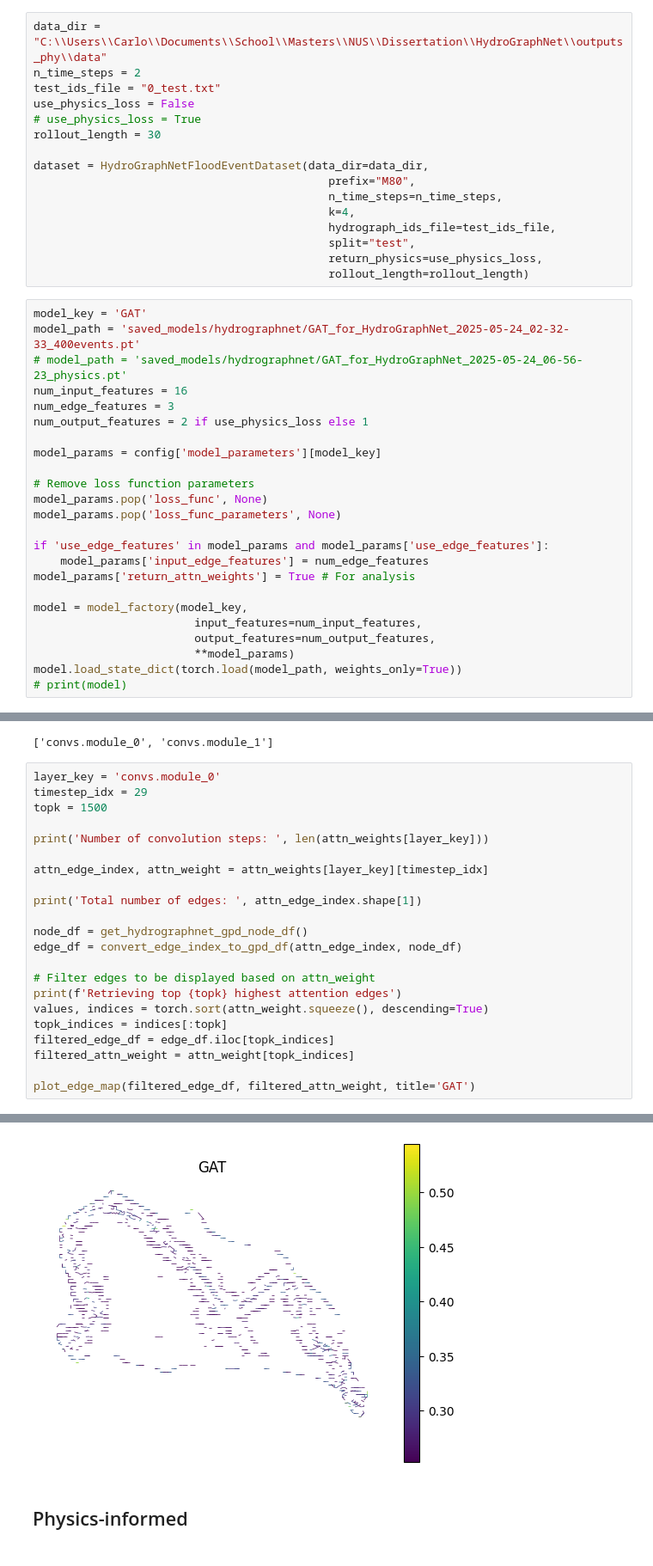
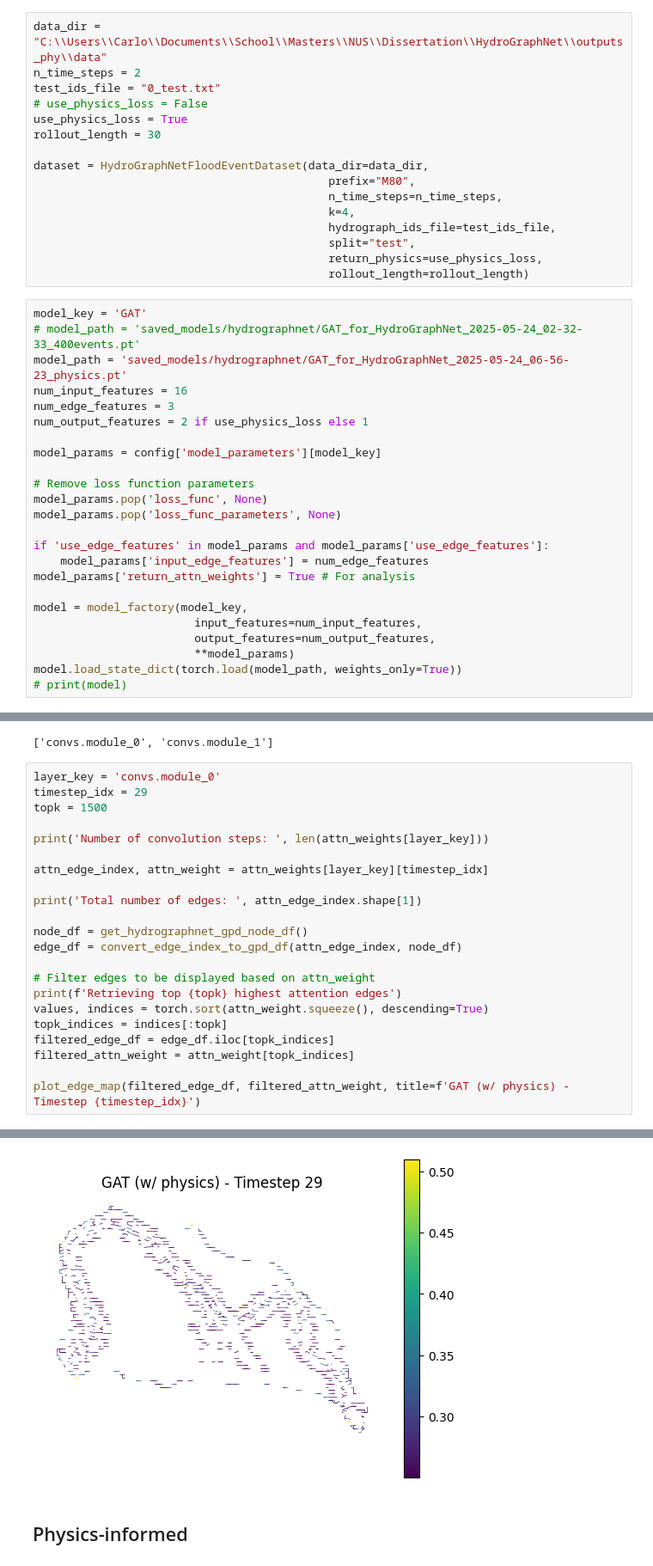
Before and after one commit to acostacos/gnn_flood_modeling, a Jupyter notebook: test.ipynb, the cells around one changed output, grey strips where cells are left out. Shown at 86% size. Cells and saved outputs as stored; diff of their text form.

Commit message:
Updates for GAT attention visualization

```diff
--- a/test.ipynb
+++ b/test.ipynb
@@ -29,8 +32,8 @@ config = file_utils.read_yaml_file(config_path)
 data_dir = "C:\\Users\\Carlo\\Documents\\School\\Masters\\NUS\\Dissertation\\HydroGraphNet\\outputs_phy\\data"
 n_time_steps = 2
 test_ids_file = "0_test.txt"
-use_physics_loss = False
-# use_physics_loss = True
+# use_physics_loss = False
+use_physics_loss = True
 rollout_length = 30
 
 dataset = HydroGraphNetFloodEventDataset(data_dir=data_dir,
@@ -43,8 +46,8 @@ dataset = HydroGraphNetFloodEventDataset(data_dir=data_dir,
                                             rollout_length=rollout_length)
 # %%
 model_key = 'GAT'
-model_path = 'saved_models/hydrographnet/GAT_for_HydroGraphNet_2025-05-24_02-32-33_400events.pt'
-# model_path = 'saved_models/hydrographnet/GAT_for_HydroGraphNet_2025-05-24_06-56-23_physics.pt'
+# model_path = 'saved_models/hydrographnet/GAT_for_HydroGraphNet_2025-05-24_02-32-33_400events.pt'
+model_path = 'saved_models/hydrographnet/GAT_for_HydroGraphNet_2025-05-24_06-56-23_physics.pt'
 num_input_features = 16
 num_edge_features = 3
 num_output_features = 2 if use_physics_loss else 1
@@ -173,30 +176,30 @@ list(attn_weights.keys())
 # %%
 layer_key = 'convs.module_0'
 timestep_idx = 29
 topk = 1500
 
 print('Number of convolution steps: ', len(attn_weights[layer_key]))
 
 attn_edge_index, attn_weight = attn_weights[layer_key][timestep_idx]
 
 print('Total number of edges: ', attn_edge_index.shape[1])
 
 node_df = get_hydrographnet_gpd_node_df()
 edge_df = convert_edge_index_to_gpd_df(attn_edge_index, node_df)
 
 # Filter edges to be displayed based on attn_weight
 print(f'Retrieving top {topk} highest attention edges')
 values, indices = torch.sort(attn_weight.squeeze(), descending=True)
 topk_indices = indices[:topk]
 filtered_edge_df = edge_df.iloc[topk_indices]
 filtered_attn_weight = attn_weight[topk_indices]
 
-plot_edge_map(filtered_edge_df, filtered_attn_weight, title='GAT')
+plot_edge_map(filtered_edge_df, filtered_attn_weight, title=f'GAT (w/ physics) - Timestep {timestep_idx}')
 # %% [output]
 Number of convolution steps:  30
 Total number of edges:  23935
 Retrieving top 1500 highest attention edges
-[figure, old version]
+[figure, new version]
 # %% [markdown]
 ## Physics-informed
 # %%
```
Also changed, not shown: parts of 2 cells of this notebook.
